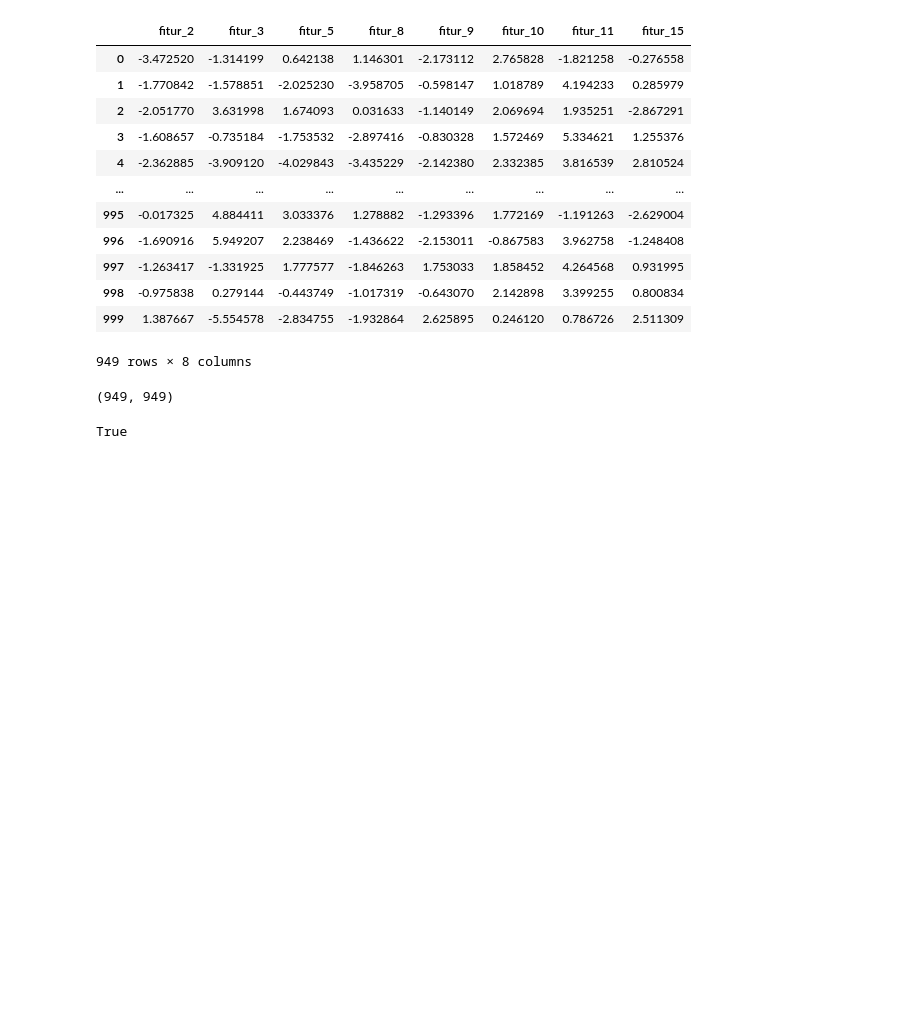
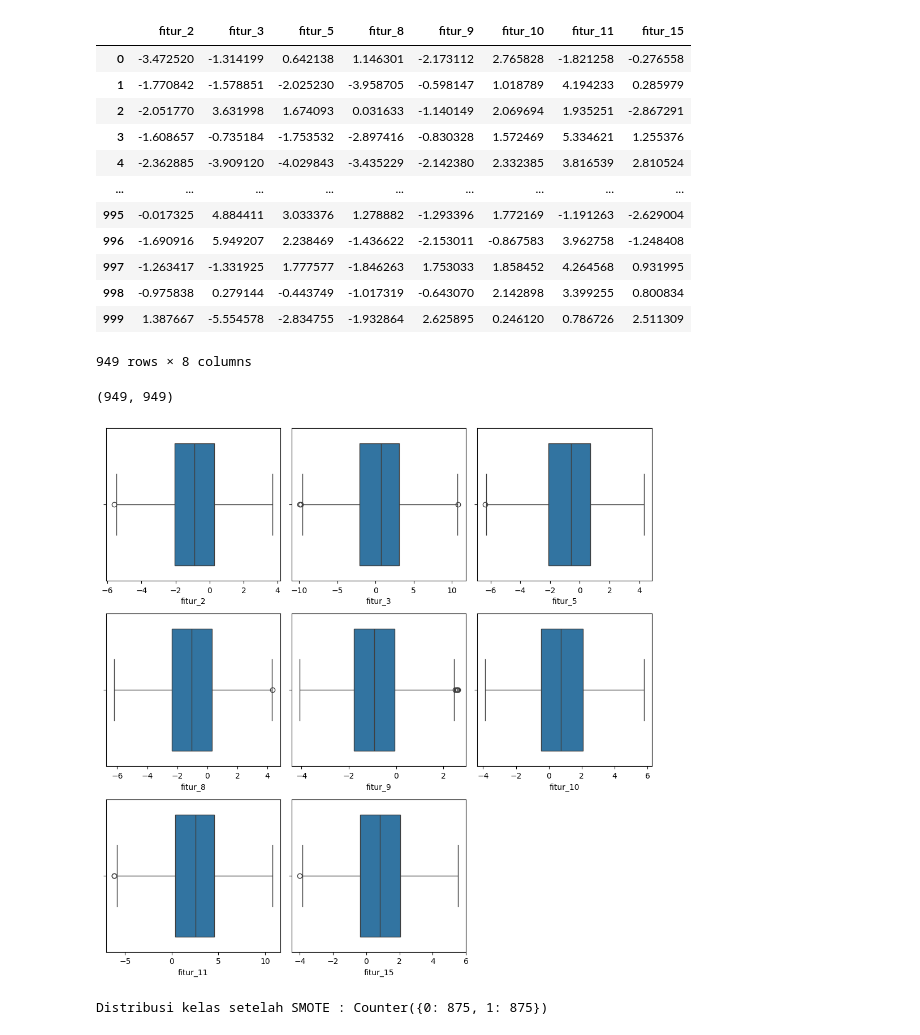
Before and after one commit to rezzz59/STUPEN, a Jupyter notebook: feature_enginering/latihan1.ipynb, the cells around one changed output. Drawn from its saved outputs; the diff is of its cells as text; code cells hidden in the pictures; blank space fills up the shorter version.

```diff
--- a/feature_enginering/latihan1.ipynb
+++ b/feature_enginering/latihan1.ipynb
@@ -179,6 +179,24 @@ len(x_cleaned), len(y)
 # %% [output]
 (949, 949)
 # %%
-len(x_cleaned) == len(y)
+plt.figure(figsize=(10, 10))
+for i, col in enumerate(x_cleaned):
+    plt.subplot(3, 3, i + 1)
+    sns.boxplot(x=x_cleaned[col])
+plt.tight_layout()
 # %% [output]
-True
+[figure, added]
+# %%
+smote = SMOTE(random_state=42)
+
+x_resampled, y_resampled = smote.fit_resample(x_cleaned, y)
+
+
+#menampilkan distribusi kelas setelah SMOTE
+print(f'Distribusi kelas setelah SMOTE : {Counter(y_resampled)}')
+
+#mengubah menjadi dataframe
+x_resampled = pd.DataFrame(x_resampled)
+y_resampled = pd.Series(y_resampled, name='Target')
+# %% [output]
+Distribusi kelas setelah SMOTE : Counter({0: 875, 1: 875})
```
Also changed, not shown: parts of 8 cells of this notebook.
